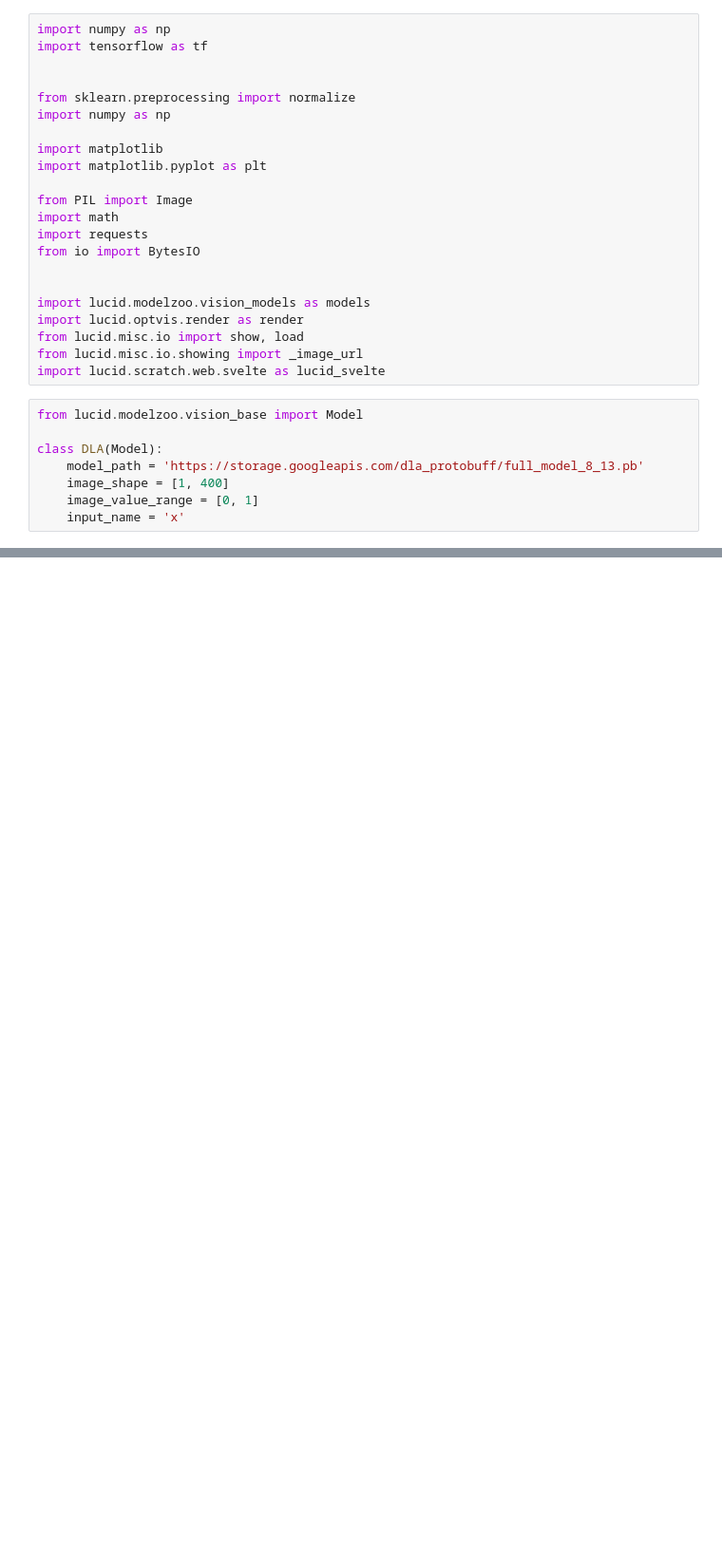
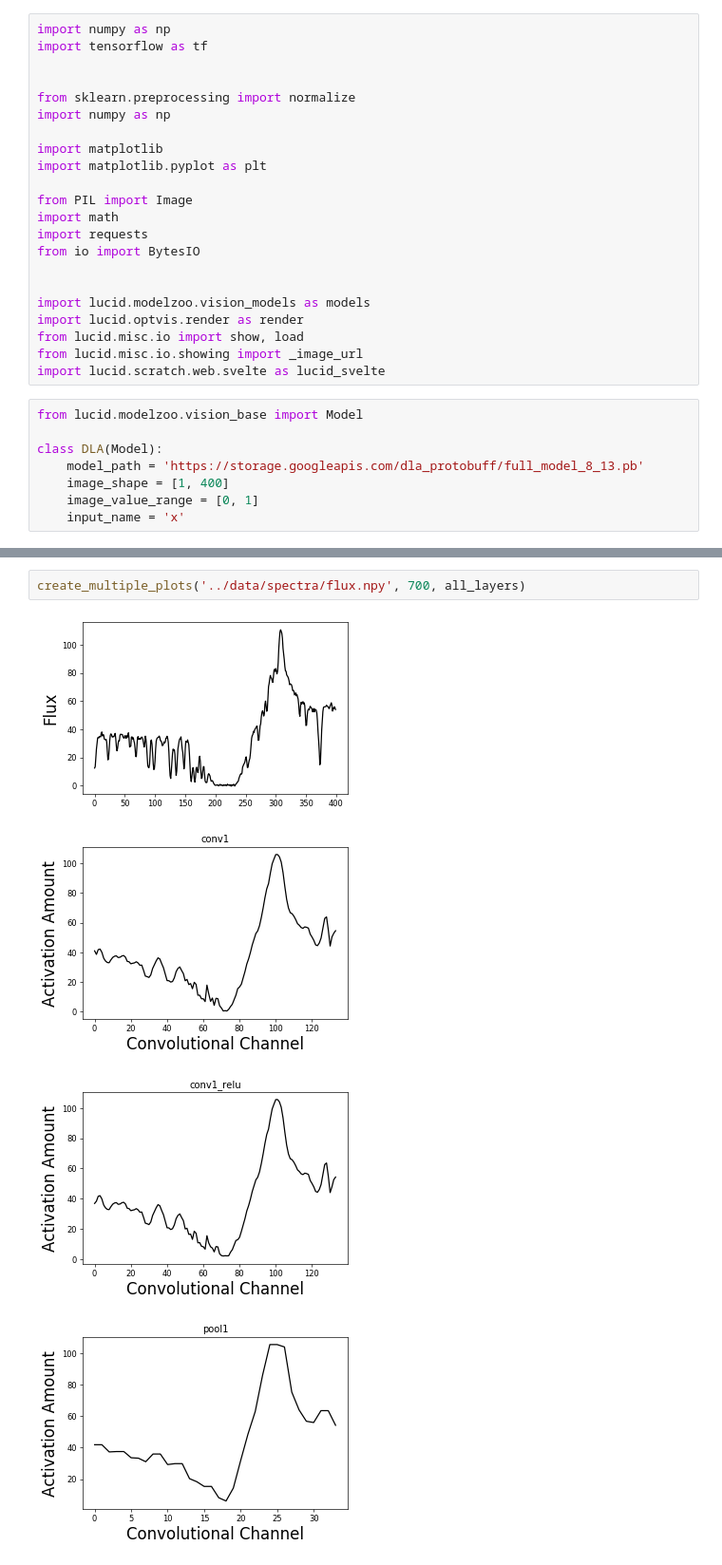
Before and after one commit to DeepIGM/dla_cnn, a Jupyter notebook: lucid_work/notebooks/semantic_dictionary.ipynb, the cells around one changed output, grey strips where cells are left out. Shown at 95% size. Drawn from its saved outputs; the diff is of its cells as text; blank space fills up the shorter version.

```diff
--- a/lucid_work/notebooks/semantic_dictionary.ipynb
+++ b/lucid_work/notebooks/semantic_dictionary.ipynb
@@ -296,0 +327,7 @@ acts = run('../data/spectra/flux.npy', 0, 'conv1', True)
+# %%
+create_multiple_plots('../data/spectra/flux.npy', 700, all_layers)
+# %% [output]
+[figure, added]
+[figure, added]
+[figure, added]
+[figure, added]
```
Also changed, not shown: parts of 24 cells of this notebook, 4 other files.
